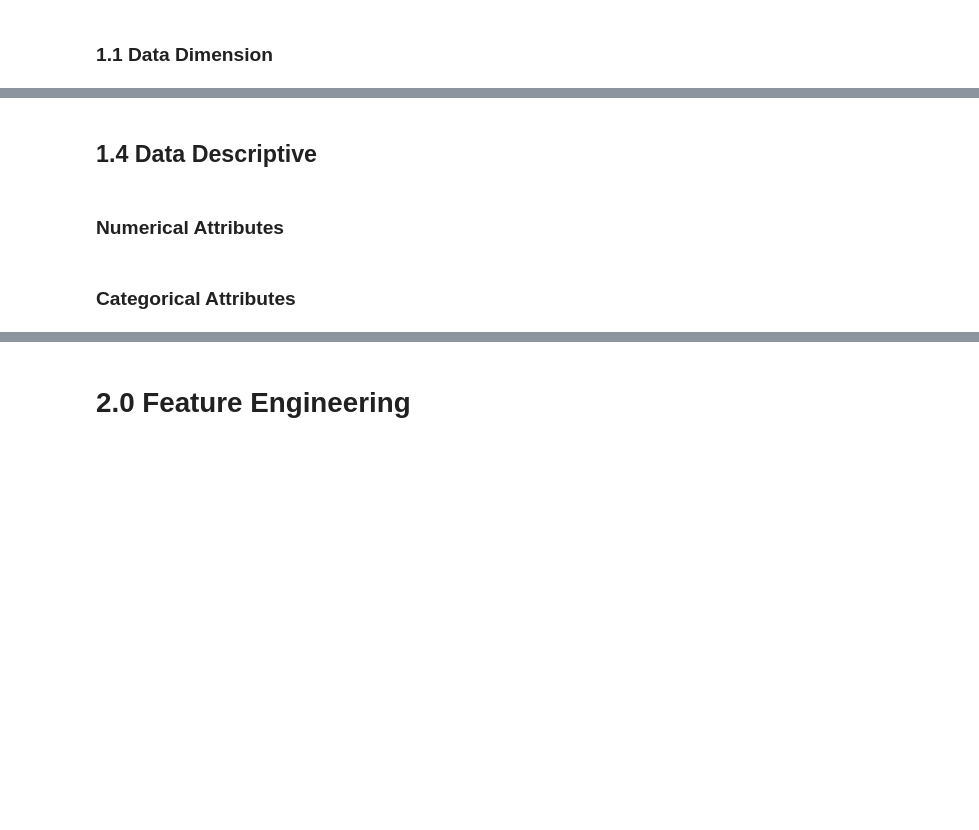
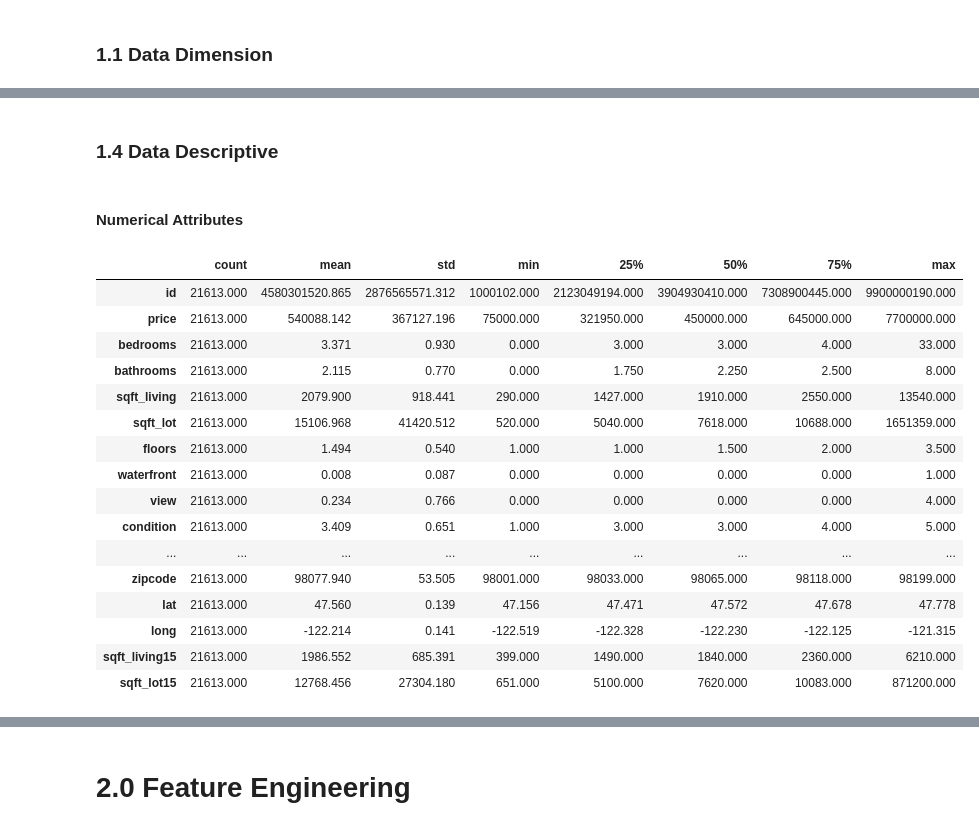
Before and after one commit to natan-matos/house-rocket, a Jupyter notebook: notebooks/00-project.ipynb, the cells around one changed output, grey strips where cells are left out. Saved outputs shown, nothing was run; the diff lists cells and outputs as text; code cells hidden in the pictures; blank space fills up the shorter version.

```diff
--- a/notebooks/00-project.ipynb
+++ b/notebooks/00-project.ipynb
@@ -5,3 +38,6 @@
+# %%
+# Suppress Scientific Notations
+pd.set_option('display.float_format', lambda x: '%.3f' % x)
 # %% [markdown]
 # 1.0 Data Description
 # %% [markdown]
@@ -13,6 +96,24 @@
 # %% [markdown]
-## 1.4 Data Descriptive
+### 1.4 Data Descriptive
 # %% [markdown]
-### Numerical Attributes
+#### Numerical Attributes
-# %% [markdown]
-### Categorical Attributes
+# %%
+df.describe().T
+# %% [output]
+|  | count | mean | std | min | 25% | 50% | 75% | max |
+| id | 21613.000 | 4580301520.865 | 2876565571.312 | 1000102.000 | 2123049194.000 | 3904930410.000 | 7308900445.000 | 9900000190.000 |
+| price | 21613.000 | 540088.142 | 367127.196 | 75000.000 | 321950.000 | 450000.000 | 645000.000 | 7700000.000 |
+| bedrooms | 21613.000 | 3.371 | 0.930 | 0.000 | 3.000 | 3.000 | 4.000 | 33.000 |
+| bathrooms | 21613.000 | 2.115 | 0.770 | 0.000 | 1.750 | 2.250 | 2.500 | 8.000 |
+| sqft_living | 21613.000 | 2079.900 | 918.441 | 290.000 | 1427.000 | 1910.000 | 2550.000 | 13540.000 |
+| sqft_lot | 21613.000 | 15106.968 | 41420.512 | 520.000 | 5040.000 | 7618.000 | 10688.000 | 1651359.000 |
+| floors | 21613.000 | 1.494 | 0.540 | 1.000 | 1.000 | 1.500 | 2.000 | 3.500 |
+| waterfront | 21613.000 | 0.008 | 0.087 | 0.000 | 0.000 | 0.000 | 0.000 | 1.000 |
+| view | 21613.000 | 0.234 | 0.766 | 0.000 | 0.000 | 0.000 | 0.000 | 4.000 |
+| condition | 21613.000 | 3.409 | 0.651 | 1.000 | 3.000 | 3.000 | 4.000 | 5.000 |
+| ... | ... | ... | ... | ... | ... | ... | ... | ... |
+| zipcode | 21613.000 | 98077.940 | 53.505 | 98001.000 | 98033.000 | 98065.000 | 98118.000 | 98199.000 |
+| lat | 21613.000 | 47.560 | 0.139 | 47.156 | 47.471 | 47.572 | 47.678 | 47.778 |
+| long | 21613.000 | -122.214 | 0.141 | -122.519 | -122.328 | -122.230 | -122.125 | -121.315 |
+| sqft_living15 | 21613.000 | 1986.552 | 685.391 | 399.000 | 1490.000 | 1840.000 | 2360.000 | 6210.000 |
+| sqft_lot15 | 21613.000 | 12768.456 | 27304.180 | 651.000 | 5100.000 | 7620.000 | 10083.000 | 871200.000 |
```
Also changed, not shown: parts of 26 cells of this notebook.
